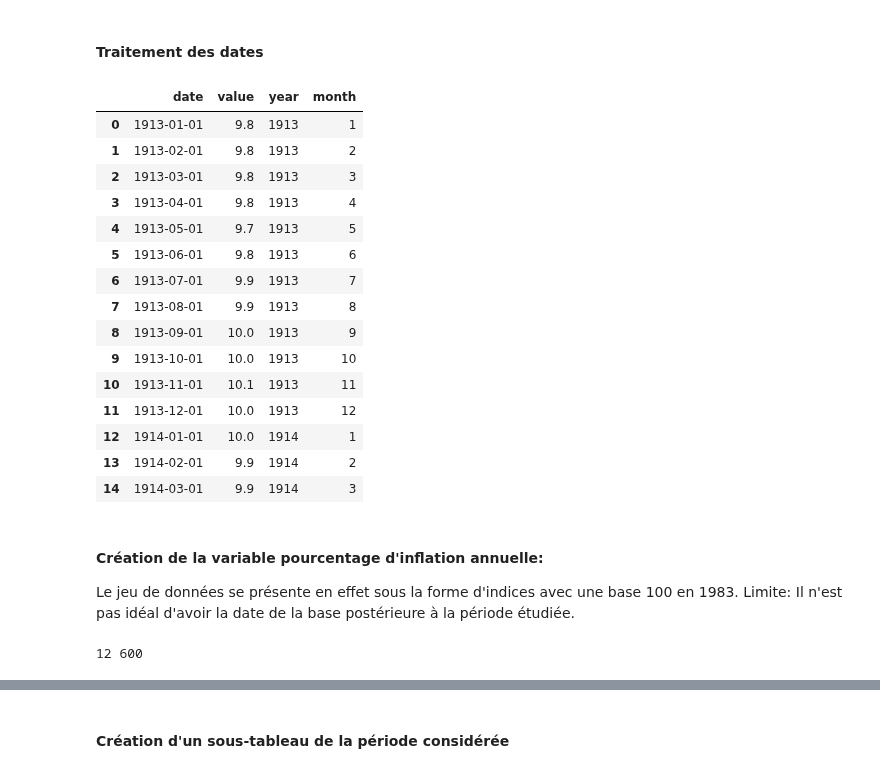
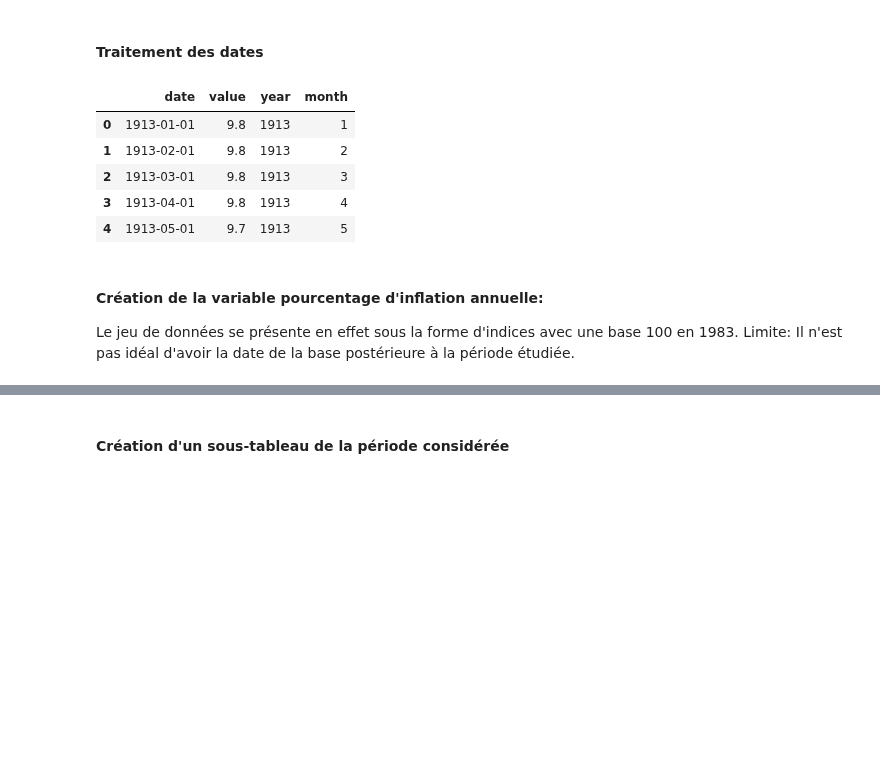
Before and after one commit to Rapamel/ProjetPythonDatascience, a Jupyter notebook: Main_Inflation.ipynb, the cells around one changed output, grey strips where cells are left out. Drawn from its saved outputs; the diff is of its cells as text; code cells hidden in the pictures; blank space fills up the shorter version.

```diff
--- a/Main_Inflation.ipynb
+++ b/Main_Inflation.ipynb
@@ -121,35 +102,18 @@ CPI_Urban['value'] = pd.to_numeric(CPI_Urban['value'], errors='coerce')
 # %%
 CPI_Urban['date'] = pd.to_datetime(CPI_Urban['date'])
 CPI_Urban['year'] = CPI_Urban['date'].dt.year
 CPI_Urban['month'] = CPI_Urban['date'].dt.month
 
-CPI_Urban.head(15)
+CPI_Urban.head()
 # %% [output]
 |  | date | value | year | month |
 | 0 | 1913-01-01 | 9.8 | 1913 | 1 |
 | 1 | 1913-02-01 | 9.8 | 1913 | 2 |
 | 2 | 1913-03-01 | 9.8 | 1913 | 3 |
 | 3 | 1913-04-01 | 9.8 | 1913 | 4 |
 | 4 | 1913-05-01 | 9.7 | 1913 | 5 |
-| 5 | 1913-06-01 | 9.8 | 1913 | 6 |
-| 6 | 1913-07-01 | 9.9 | 1913 | 7 |
-| 7 | 1913-08-01 | 9.9 | 1913 | 8 |
-| 8 | 1913-09-01 | 10.0 | 1913 | 9 |
-| 9 | 1913-10-01 | 10.0 | 1913 | 10 |
-| 10 | 1913-11-01 | 10.1 | 1913 | 11 |
-| 11 | 1913-12-01 | 10.0 | 1913 | 12 |
-| 12 | 1914-01-01 | 10.0 | 1914 | 1 |
-| 13 | 1914-02-01 | 9.9 | 1914 | 2 |
-| 14 | 1914-03-01 | 9.9 | 1914 | 3 |
 # %% [markdown]
 #### Création de la variable pourcentage d'inflation annuelle:
 
 Le jeu de données se présente en effet sous la forme d'indices avec une base 100 en 1983.
 Limite: Il n'est pas idéal d'avoir la date de la base postérieure à la période étudiée.
-# %%
-index_14=CPI_Urban.index[CPI_Urban['date'] == '1914-01-01'][0]
-index_end=CPI_Urban.index[CPI_Urban['date'] == '1963-01-01'][0]
-
-print(index_14, index_end)
-# %% [output]
-12 600
```
Also changed, not shown: parts of 37 cells of this notebook, 1 other file.
